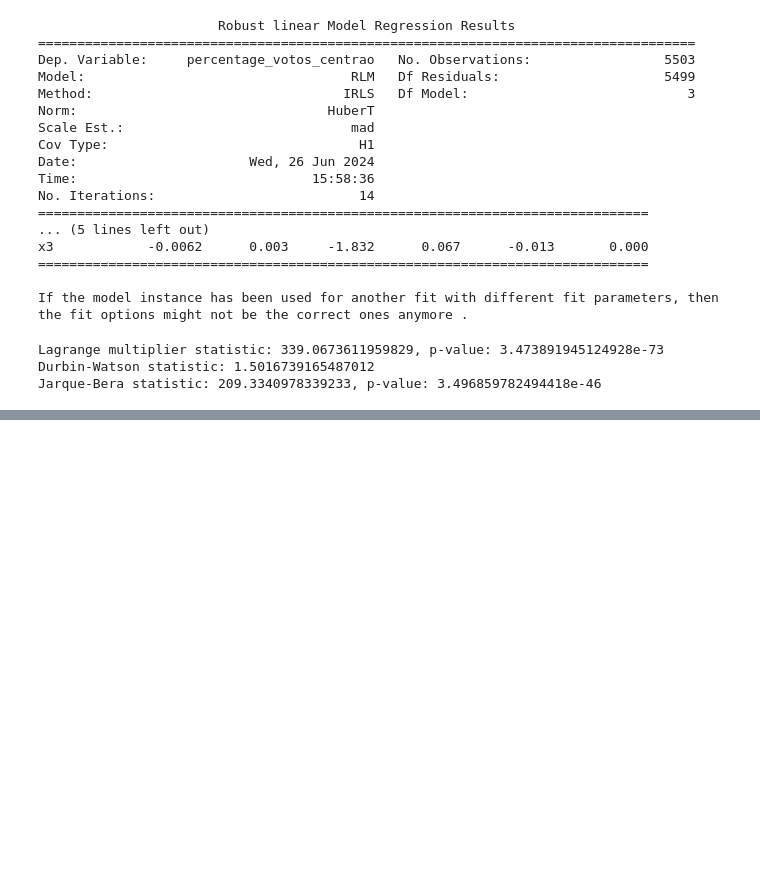
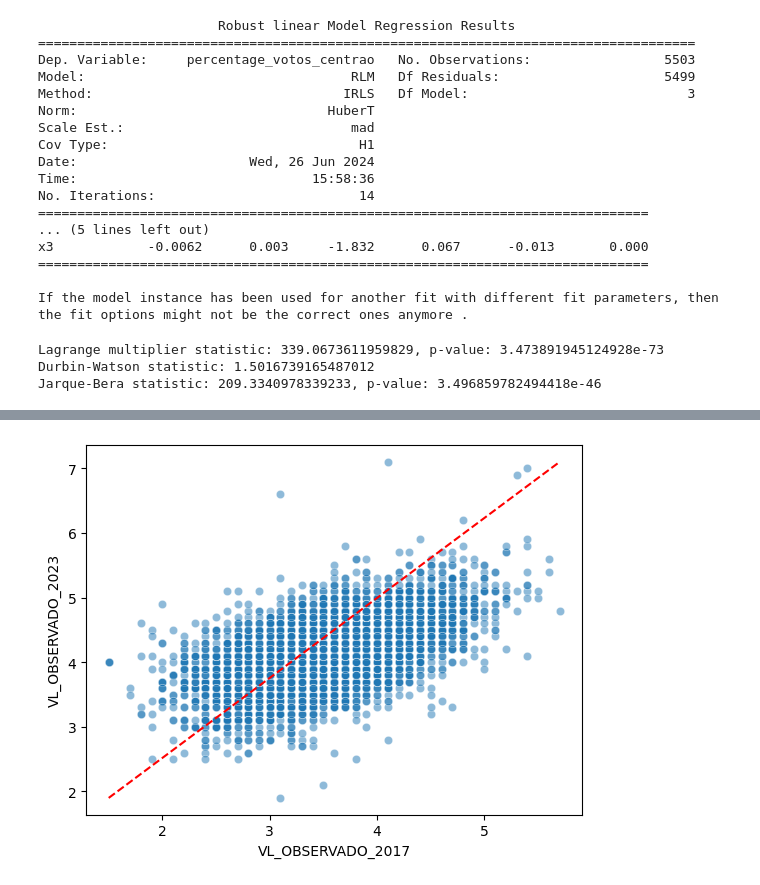
Before and after one commit to LuizVenosa/Grafico-Camera, a Jupyter notebook: Dados consolidado/regression_analysis.ipynb, the cells around one changed output, grey strips where cells are left out. Drawn from its saved outputs; the diff is of its cells as text; code cells hidden in the pictures; blank space fills up the shorter version.

```diff
--- a/Dados consolidado/regression_analysis.ipynb
+++ b/Dados consolidado/regression_analysis.ipynb
@@ -552,0 +900,3 @@ Jarque-Bera statistic: 209.3340978339233, p-value: 3.496859782494418e-46
+# %%
+merged_ideb['IDEB 2023/2017'] = merged_ideb['VL_OBSERVADO_2023']/merged_ideb['VL_OBSERVADO_2017']
+merged_ideb['SAEB 2023/2017'] = merged_ideb['VL_NOTA_MEDIA_2023'] / merged_ideb['VL_NOTA_MEDIA_2017']
@@ -552,0 +966,10 @@ Jarque-Bera statistic: 209.3340978339233, p-value: 3.496859782494418e-46
+# %%
+import seaborn as sns
+
+sns.scatterplot(x=merged_ideb['VL_OBSERVADO_2017'], y=merged_ideb['VL_OBSERVADO_2023'], alpha=0.5)
+plt.plot([merged_ideb['VL_OBSERVADO_2017'].min(), merged_ideb['VL_OBSERVADO_2017'].max()],
+         [merged_ideb['VL_OBSERVADO_2023'].min(), merged_ideb['VL_OBSERVADO_2023'].max()],
+         color='red', linestyle='--')
+plt.show()
+# %% [output]
+[figure, added]
```
Also changed, not shown: parts of 40 cells of this notebook, 12 other files.
